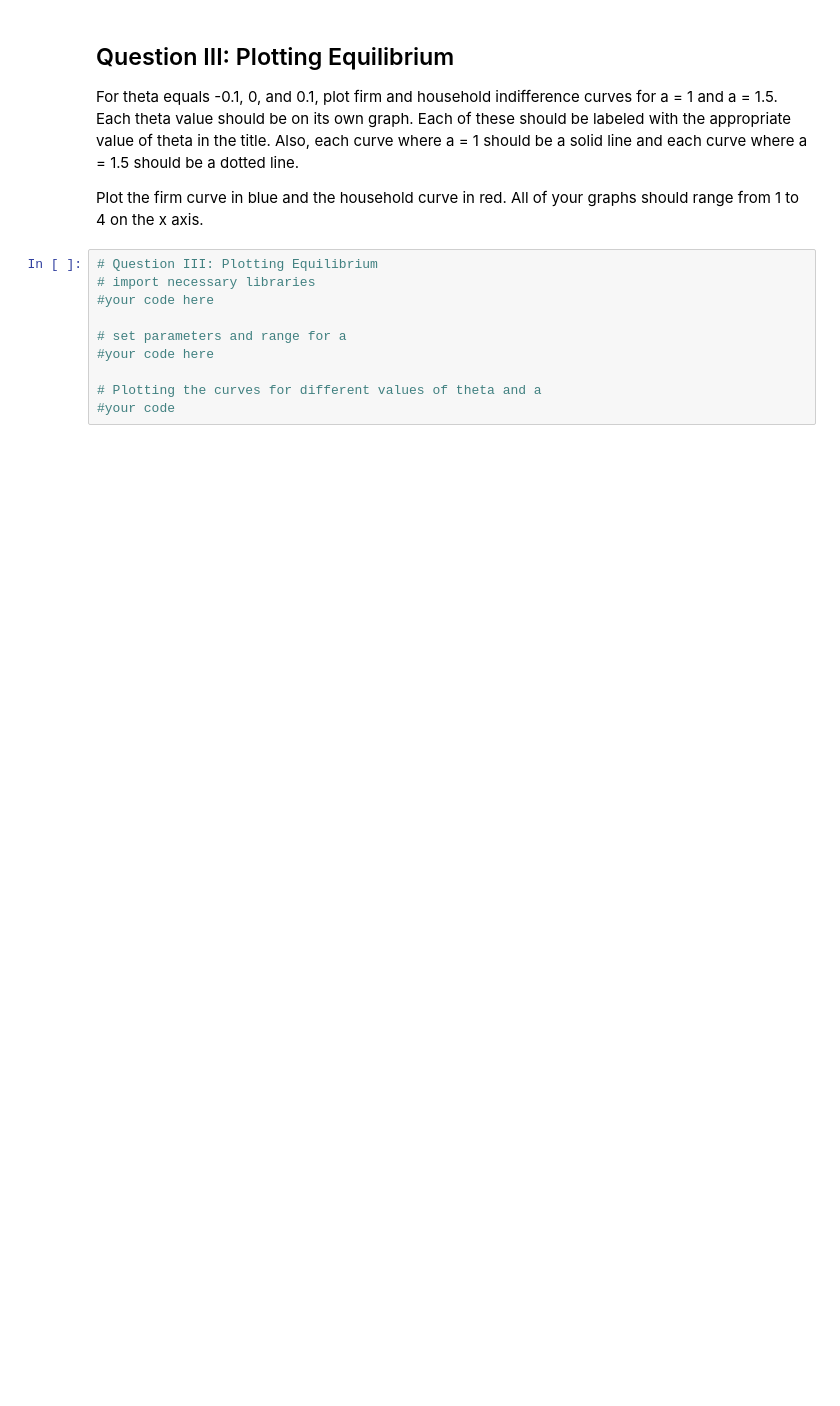
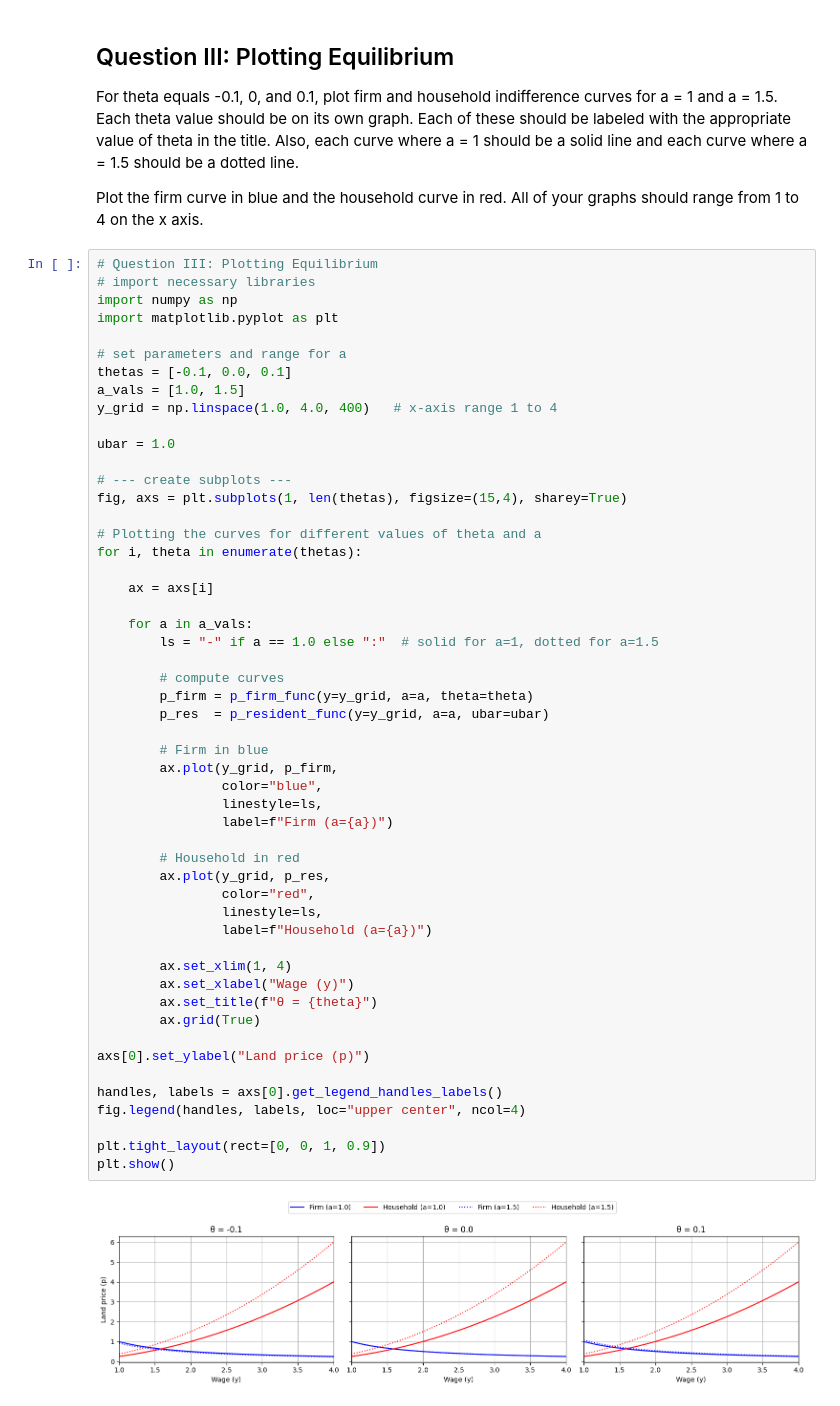
Before and after one commit to norsini1515/MapCreator, a Jupyter notebook: data/raw/roback_problem.ipynb, the cells around one changed output. Drawn from its saved outputs; the diff is of its cells as text; blank space fills up the shorter version.

```diff
--- a/data/raw/roback_problem.ipynb
+++ b/data/raw/roback_problem.ipynb
@@ -391,13 +314,57 @@ Plot the firm curve in blue and the household curve in red. All of your graphs s
 # %%
 # Question III: Plotting Equilibrium
 # import necessary libraries
-#your code here
+import numpy as np
+import matplotlib.pyplot as plt
 
 # set parameters and range for a
-#your code here
+thetas = [-0.1, 0.0, 0.1]
+a_vals = [1.0, 1.5]
+y_grid = np.linspace(1.0, 4.0, 400)   # x-axis range 1 to 4
+
+ubar = 1.0
+
+# --- create subplots ---
+fig, axs = plt.subplots(1, len(thetas), figsize=(15,4), sharey=True)
 
 # Plotting the curves for different values of theta and a
-#your code
+for i, theta in enumerate(thetas):
+
+    ax = axs[i]
+
+    for a in a_vals:
+        ls = "-" if a == 1.0 else ":"  # solid for a=1, dotted for a=1.5
+
+        # compute curves
+        p_firm = p_firm_func(y=y_grid, a=a, theta=theta)
+        p_res  = p_resident_func(y=y_grid, a=a, ubar=ubar)
+
+        # Firm in blue
+        ax.plot(y_grid, p_firm,
+                color="blue",
+                linestyle=ls,
+                label=f"Firm (a={a})")
+
+        # Household in red
+        ax.plot(y_grid, p_res,
+                color="red",
+                linestyle=ls,
+                label=f"Household (a={a})")
+
+        ax.set_xlim(1, 4)
+        ax.set_xlabel("Wage (y)")
+        ax.set_title(f"θ = {theta}")
+        ax.grid(True)
+
+axs[0].set_ylabel("Land price (p)")
+
+handles, labels = axs[0].get_legend_handles_labels()
+fig.legend(handles, labels, loc="upper center", ncol=4)
+
+plt.tight_layout(rect=[0, 0, 1, 0.9])
+plt.show()
+# %% [output]
+[figure, added]
 # %% [markdown]
 # Question IV: Interpretation
 For each of the cases graphed above, state whether equilibrium land prices and wages increase or decrease after a change in amenities from 1 to 1.5. Please explain your answers by reference to Brueckner chapter 11.2.?
```
Also changed, not shown: parts of 8 cells of this notebook.
